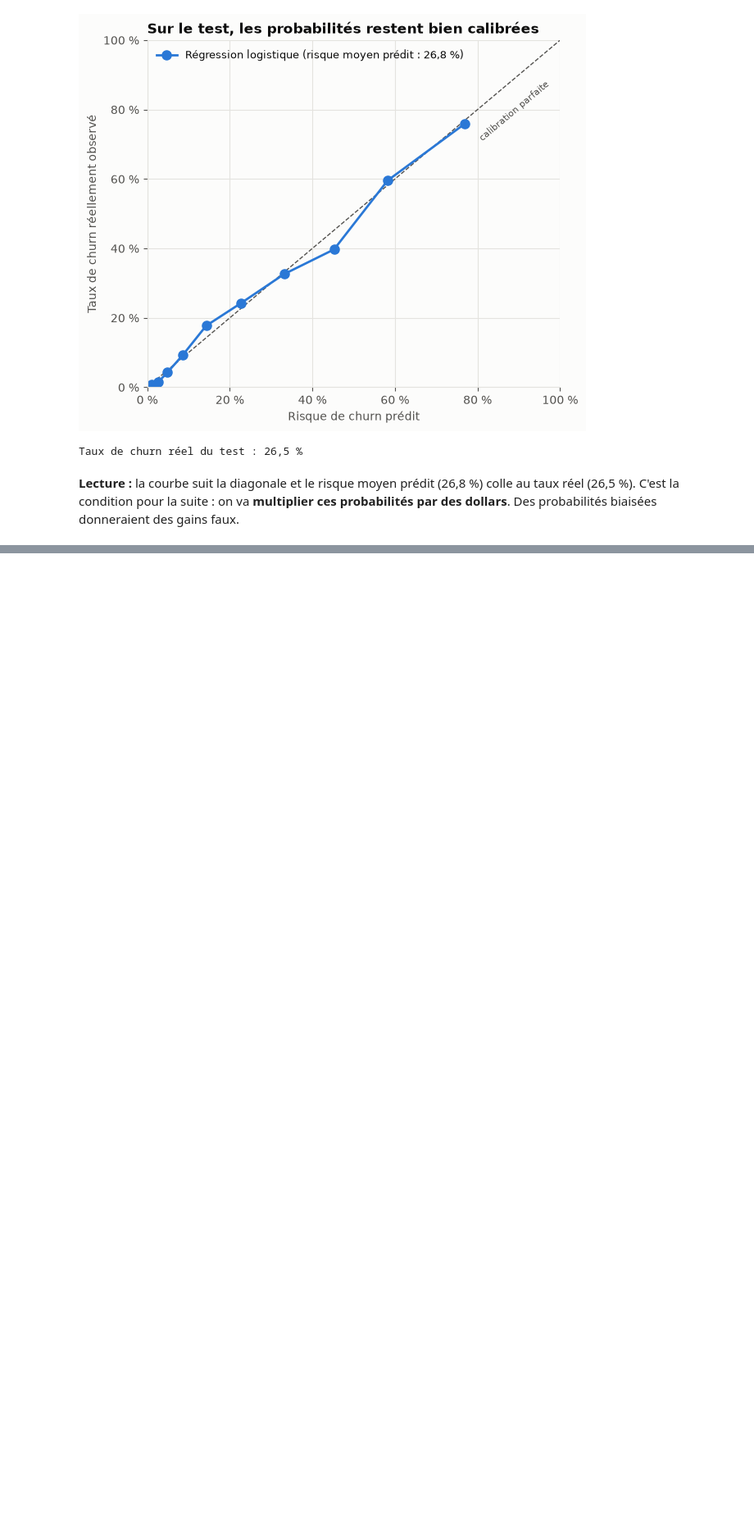
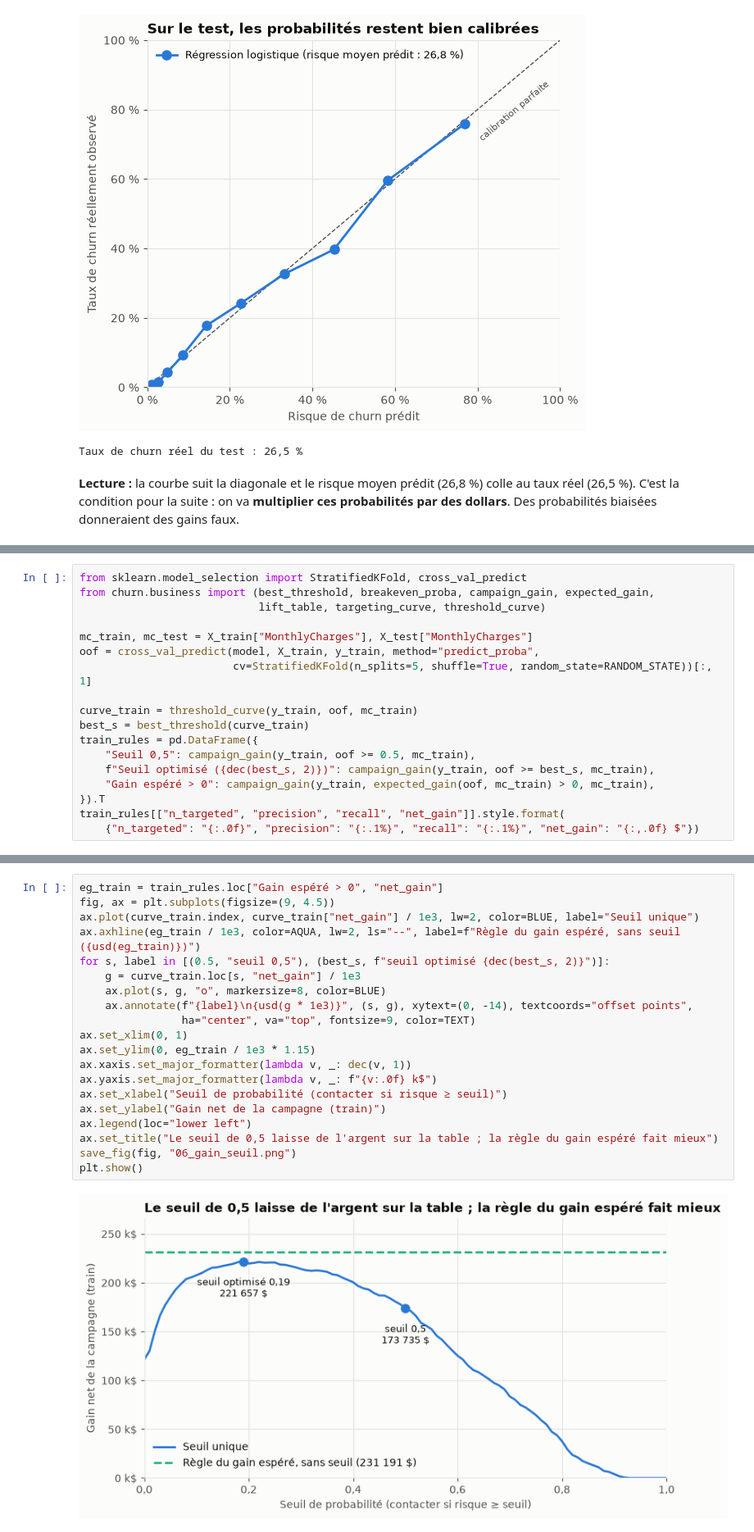
Before and after one commit to cheikhahmedtidiane/projet_churn_clients, a Jupyter notebook: notebooks/06_evaluation_business.ipynb, the cells around one changed output, grey strips where cells are left out. Shown at 82% size. Cells and saved outputs as stored; diff of their text form; blank space fills up the shorter version.

Commit message:
Phase 6.3 : règle de ciblage par gain espéré et comparaison des stratégies

```diff
--- a/notebooks/06_evaluation_business.ipynb
+++ b/notebooks/06_evaluation_business.ipynb
@@ -115,0 +129,18 @@ Taux de churn réel du test : 26,5 %
+# %%
+from sklearn.model_selection import StratifiedKFold, cross_val_predict
+from churn.business import (best_threshold, breakeven_proba, campaign_gain, expected_gain,
+                            lift_table, targeting_curve, threshold_curve)
+
+mc_train, mc_test = X_train["MonthlyCharges"], X_test["MonthlyCharges"]
+oof = cross_val_predict(model, X_train, y_train, method="predict_proba",
+                        cv=StratifiedKFold(n_splits=5, shuffle=True, random_state=RANDOM_STATE))[:, 1]
+
+curve_train = threshold_curve(y_train, oof, mc_train)
+best_s = best_threshold(curve_train)
+train_rules = pd.DataFrame({
+    "Seuil 0,5": campaign_gain(y_train, oof >= 0.5, mc_train),
+    f"Seuil optimisé ({dec(best_s, 2)})": campaign_gain(y_train, oof >= best_s, mc_train),
+    "Gain espéré > 0": campaign_gain(y_train, expected_gain(oof, mc_train) > 0, mc_train),
+}).T
+train_rules[["n_targeted", "precision", "recall", "net_gain"]].style.format(
+    {"n_targeted": "{:.0f}", "precision": "{:.1%}", "recall": "{:.1%}", "net_gain": "{:,.0f} $"})
@@ -115,0 +152,22 @@ Taux de churn réel du test : 26,5 %
+# %%
+eg_train = train_rules.loc["Gain espéré > 0", "net_gain"]
+fig, ax = plt.subplots(figsize=(9, 4.5))
+ax.plot(curve_train.index, curve_train["net_gain"] / 1e3, lw=2, color=BLUE, label="Seuil unique")
+ax.axhline(eg_train / 1e3, color=AQUA, lw=2, ls="--", label=f"Règle du gain espéré, sans seuil ({usd(eg_train)})")
+for s, label in [(0.5, "seuil 0,5"), (best_s, f"seuil optimisé {dec(best_s, 2)}")]:
+    g = curve_train.loc[s, "net_gain"] / 1e3
+    ax.plot(s, g, "o", markersize=8, color=BLUE)
+    ax.annotate(f"{label}\n{usd(g * 1e3)}", (s, g), xytext=(0, -14), textcoords="offset points",
+                ha="center", va="top", fontsize=9, color=TEXT)
+ax.set_xlim(0, 1)
+ax.set_ylim(0, eg_train / 1e3 * 1.15)
+ax.xaxis.set_major_formatter(lambda v, _: dec(v, 1))
+ax.yaxis.set_major_formatter(lambda v, _: f"{v:.0f} k$")
+ax.set_xlabel("Seuil de probabilité (contacter si risque ≥ seuil)")
+ax.set_ylabel("Gain net de la campagne (train)")
+ax.legend(loc="lower left")
+ax.set_title("Le seuil de 0,5 laisse de l'argent sur la table ; la règle du gain espéré fait mieux")
+save_fig(fig, "06_gain_seuil.png")
+plt.show()
+# %% [output]
+[figure, added]
```
Also changed, not shown: parts of 12 cells of this notebook, 3 other files.
